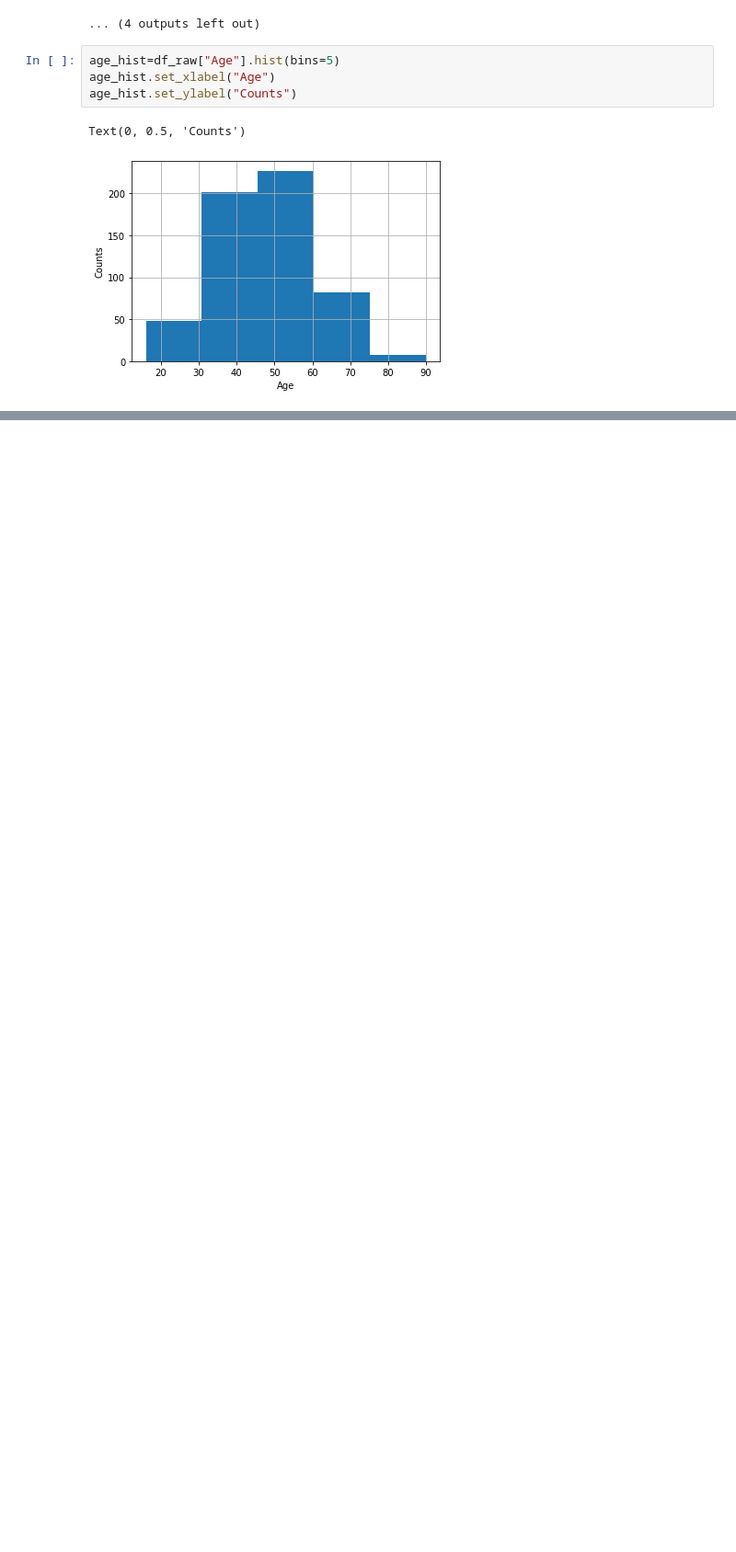
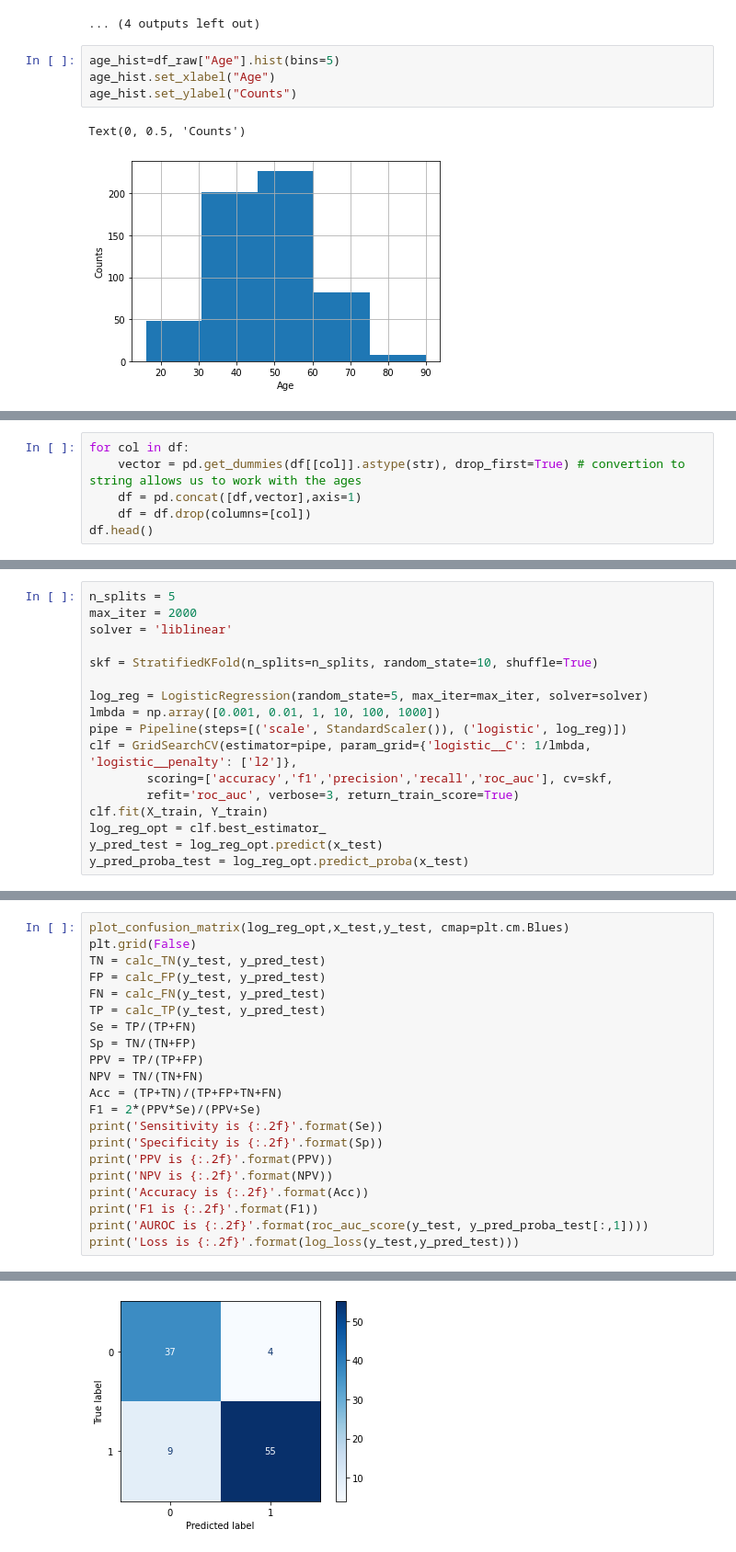
Before and after one commit to mlh-master/hw2_mlh-daniel-omer, a Jupyter notebook: HW2_MLH.ipynb, the cells around one changed output, grey strips where cells are left out. Shown: that part at 92% size. Drawn from its saved outputs; the diff is of its cells as text; blank space fills up the shorter version.

```diff
--- a/HW2_MLH.ipynb
+++ b/HW2_MLH.ipynb
@@ -189,0 +199,6 @@ print(x[1,:])
+# %%
+for col in df:
+    vector = pd.get_dummies(df[[col]].astype(str), drop_first=True) # convertion to string allows us to work with the ages
+    df = pd.concat([df,vector],axis=1)
+    df = df.drop(columns=[col])
+df.head()
@@ -189,0 +229,17 @@ print(x[1,:])
+# %%
+n_splits = 5
+max_iter = 2000
+solver = 'liblinear'
+
+skf = StratifiedKFold(n_splits=n_splits, random_state=10, shuffle=True)
+
+log_reg = LogisticRegression(random_state=5, max_iter=max_iter, solver=solver)
+lmbda = np.array([0.001, 0.01, 1, 10, 100, 1000])
+pipe = Pipeline(steps=[('scale', StandardScaler()), ('logistic', log_reg)])
+clf = GridSearchCV(estimator=pipe, param_grid={'logistic__C': 1/lmbda, 'logistic__penalty': ['l2']},
+        scoring=['accuracy','f1','precision','recall','roc_auc'], cv=skf,
+        refit='roc_auc', verbose=3, return_train_score=True)
+clf.fit(X_train, Y_train)
+log_reg_opt = clf.best_estimator_
+y_pred_test = log_reg_opt.predict(x_test)
+y_pred_proba_test = log_reg_opt.predict_proba(x_test)
@@ -189,0 +278,22 @@ print(x[1,:])
+# %%
+plot_confusion_matrix(log_reg_opt,x_test,y_test, cmap=plt.cm.Blues)
+plt.grid(False)
+TN = calc_TN(y_test, y_pred_test)
+FP = calc_FP(y_test, y_pred_test)
+FN = calc_FN(y_test, y_pred_test)
+TP = calc_TP(y_test, y_pred_test)
+Se = TP/(TP+FN)
+Sp = TN/(TN+FP)
+PPV = TP/(TP+FP)
+NPV = TN/(TN+FN)
+Acc = (TP+TN)/(TP+FP+TN+FN)
+F1 = 2*(PPV*Se)/(PPV+Se)
+print('Sensitivity is {:.2f}'.format(Se))
+print('Specificity is {:.2f}'.format(Sp))
+print('PPV is {:.2f}'.format(PPV))
+print('NPV is {:.2f}'.format(NPV))
+print('Accuracy is {:.2f}'.format(Acc))
+print('F1 is {:.2f}'.format(F1))
+print('AUROC is {:.2f}'.format(roc_auc_score(y_test, y_pred_proba_test[:,1])))
+print('Loss is {:.2f}'.format(log_loss(y_test,y_pred_test)))
+# %% [output]
@@ -189,0 +308 @@ print(x[1,:])
+[figure, added]
```
Also changed, not shown: parts of 36 cells of this notebook.
